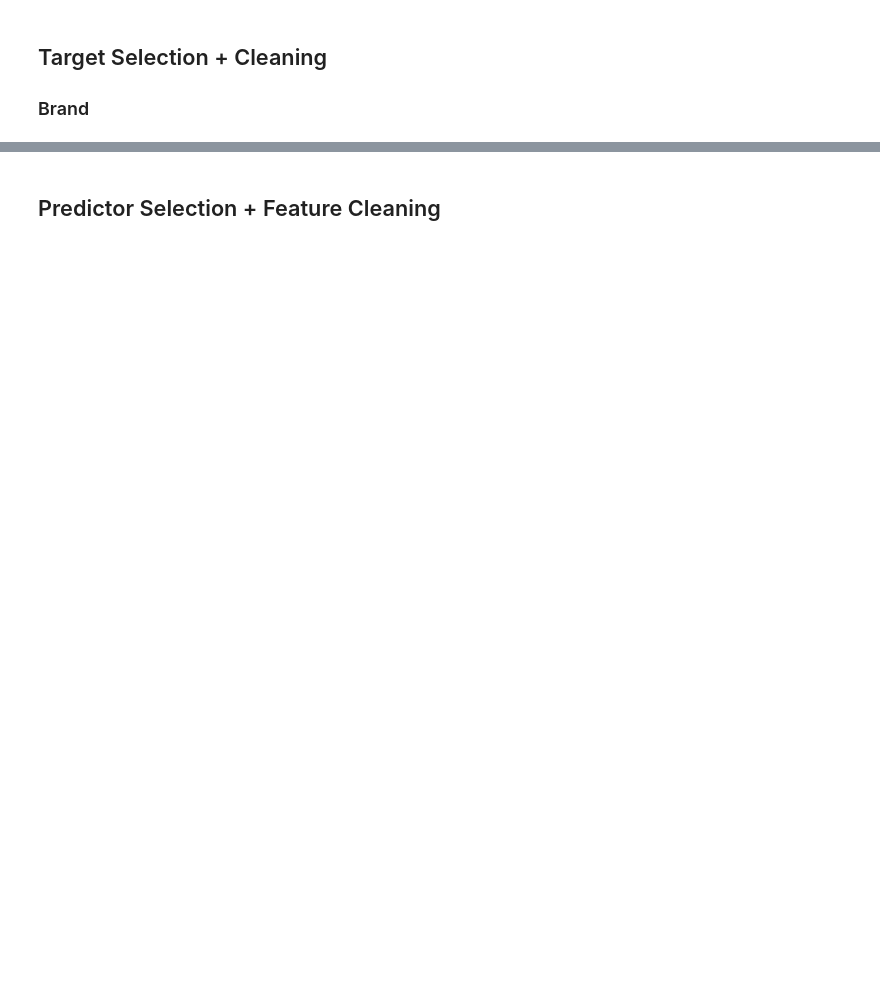
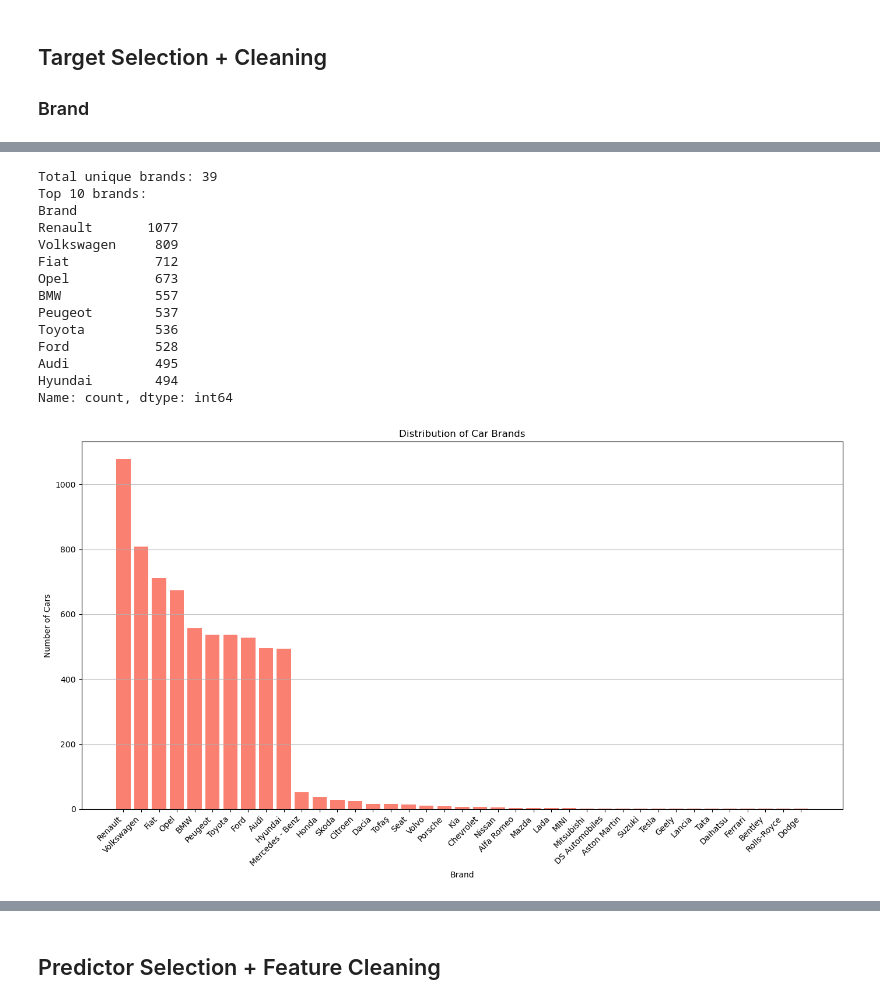
Before and after one commit to Prateeek73/SP3, a Jupyter notebook: analysis.ipynb, the cells around one changed output, grey strips where cells are left out. Drawn from its saved outputs; the diff is of its cells as text; code cells hidden in the pictures; blank space fills up the shorter version.

```diff
--- a/analysis.ipynb
+++ b/analysis.ipynb
@@ -32,17 +107,34 @@ print(f"Predictors: {predictors}")
 # %%
 brand_counts = df['Brand'].value_counts()
 
 # Target variable bar plot
+plt.figure(figsize=(14, 8))
 plt.bar(brand_counts.index, brand_counts.values, color='salmon')
 plt.xlabel('Brand')
 plt.ylabel('Number of Cars')
 plt.title('Distribution of Car Brands')
-plt.xticks(rotation=45)
+plt.xticks(rotation=45, ha='right')
 plt.tight_layout()
 plt.grid(axis='y', alpha=0.75)
 
 print(f"Total unique brands: {brand_counts.shape[0]}")
 print(f"Top 10 brands:\n{brand_counts.head(10)}")
+# %% [output]
+Total unique brands: 39
+Top 10 brands:
+Brand
+Renault       1077
+Volkswagen     809
+Fiat           712
+Opel           673
+BMW            557
+Peugeot        537
+Toyota         536
+Ford           528
+Audi           495
+Hyundai        494
+Name: count, dtype: int64
+[figure, added]
 # %%
 top_10_brands = brand_counts.head(10).index.tolist()
 
```
Also changed, not shown: parts of 18 cells of this notebook, 2 other files.
